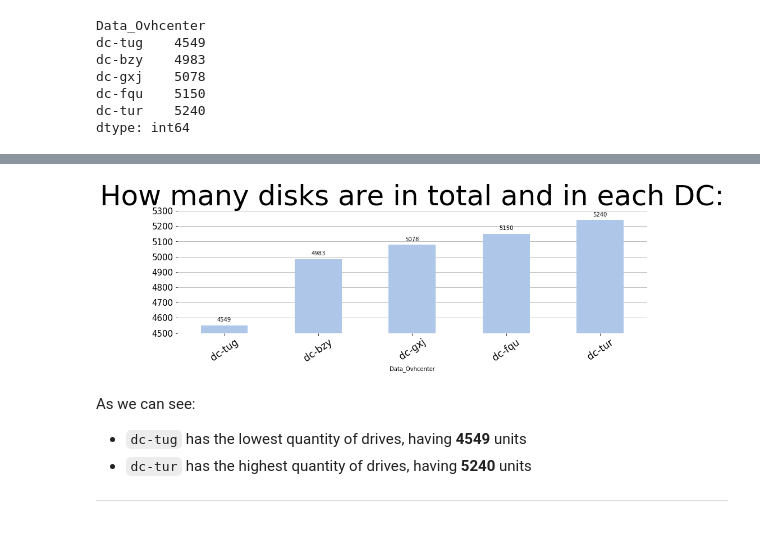
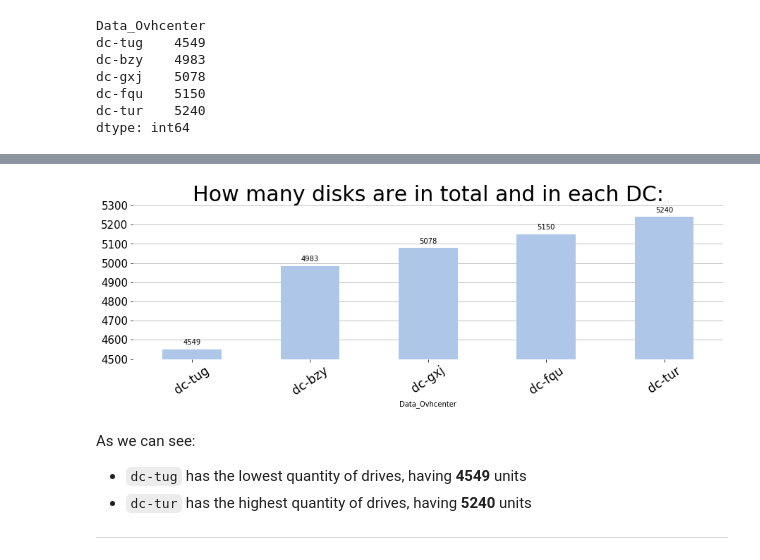
Before and after one commit to Drill-N-Bass/OVH-project, a Jupyter notebook: OVH recrutement test.ipynb, the cells around one changed output, grey strips where cells are left out. Saved outputs shown, nothing was run; the diff lists cells and outputs as text; code cells hidden in the pictures; blank space fills up the shorter version.

```diff
--- a/OVH recrutement test.ipynb
+++ b/OVH recrutement test.ipynb
@@ -409,35 +409,35 @@ for p in ax.patches:
                     p.get_height()
                    ),
                 ha='center',
                 va='center',
                 xytext=(0, 10),
                 textcoords='offset points')
 
 
 ax.spines["right"].set_visible(False)
 ax.spines["left"].set_visible(False)
 ax.spines["top"].set_visible(False)
 ax.spines["bottom"].set_visible(False)
 
 ax.set_title(
     'How many disks are in total and in each DC:',
-    fontsize=50
+    fontsize=30
 )
 
 ax.set_xticklabels(
     data_ovh_disks_per_DC.index,
     rotation=34.56789,
     fontsize='xx-large'
 ) # We will set xticklabels in angle to be easier to read)
 # The labels are centred horizontally, so when we rotate them 34.56789°
 
 ax.grid(axis='y', zorder=0) # 'zorder' is bar layaut order
 
 plt.ylim([4500, 5300])
 
 plt.show()
 # %% [output]
-[figure, old version]
+[figure, new version]
 # %% [markdown]
 As we can see:
 - `dc-tug` has the lowest quantity of drives, having **4549** units
```
Also changed, not shown: parts of 4 cells of this notebook, 3 other files.
